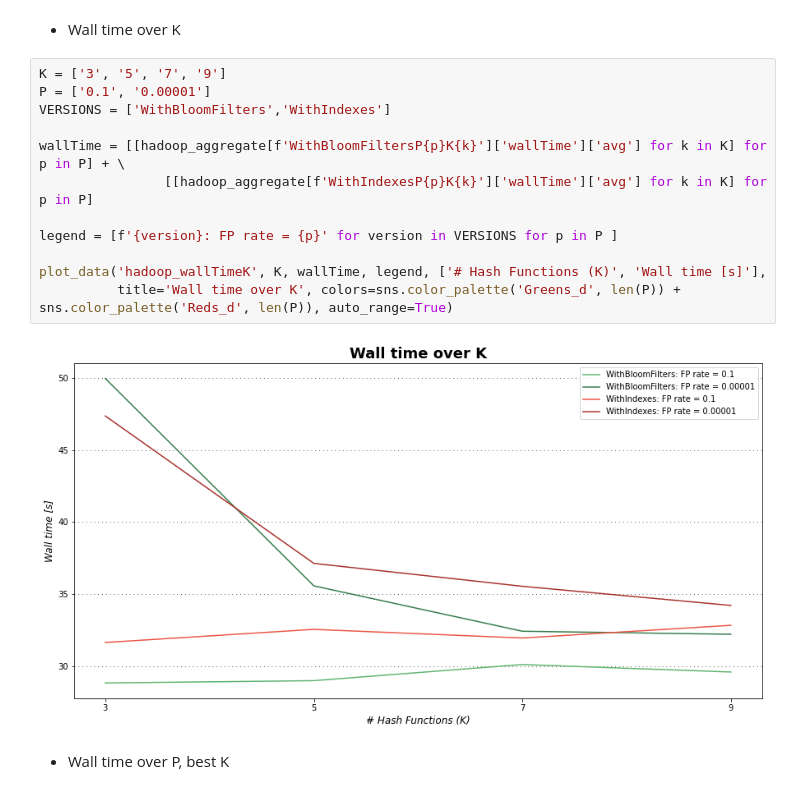
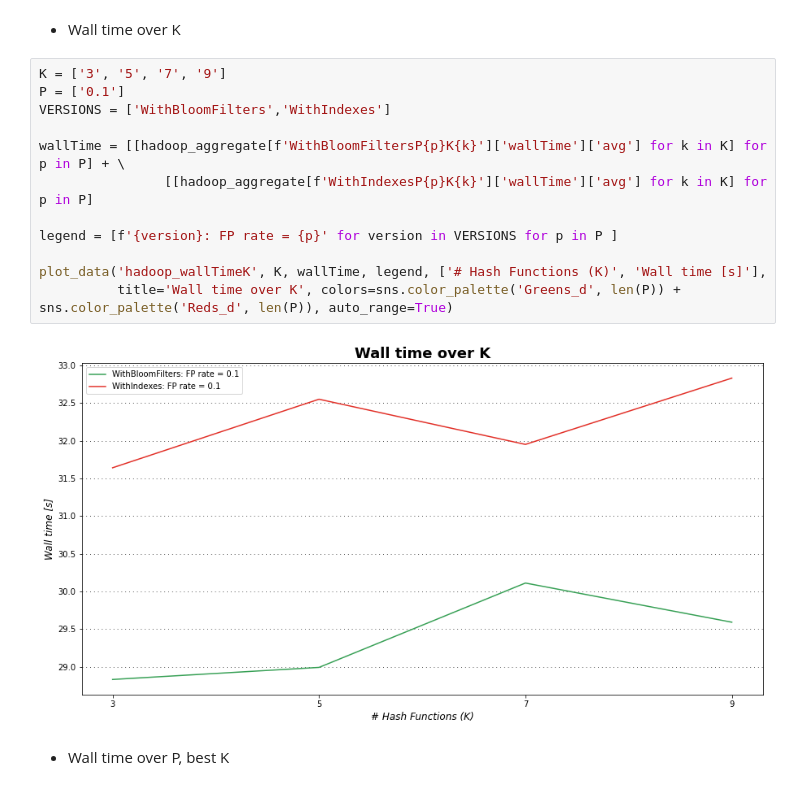
Before and after one commit to MPinna/MapReduceBloomFilter, a Jupyter notebook: dataAnalysis/data_analysis.ipynb, the cells around one changed output. Drawn from its saved outputs; the diff is of its cells as text.

Commit message:
plots

```diff
--- a/dataAnalysis/data_analysis.ipynb
+++ b/dataAnalysis/data_analysis.ipynb
@@ -360,18 +362,18 @@ plot_data('MapOutputBytesMappers', MAP, data, legend, ['# Mappers', 'Map output
 * Wall time over K
 # %%
 K = ['3', '5', '7', '9']
-P = ['0.1', '0.00001']
+P = ['0.1']
 VERSIONS = ['WithBloomFilters','WithIndexes']
 
 wallTime = [[hadoop_aggregate[f'WithBloomFiltersP{p}K{k}']['wallTime']['avg'] for k in K] for p in P] + \
                 [[hadoop_aggregate[f'WithIndexesP{p}K{k}']['wallTime']['avg'] for k in K] for p in P]
 
 legend = [f'{version}: FP rate = {p}' for version in VERSIONS for p in P ]
 
 plot_data('hadoop_wallTimeK', K, wallTime, legend, ['# Hash Functions (K)', 'Wall time [s]'],
           title='Wall time over K', colors=sns.color_palette('Greens_d', len(P)) + sns.color_palette('Reds_d', len(P)), auto_range=True)
 # %% [output]
-[figure, old version]
+[figure, new version]
 # %% [markdown]
 * Wall time over P, best K
 # %%
```
Also changed, not shown: parts of 9 cells of this notebook, 8 other files.
